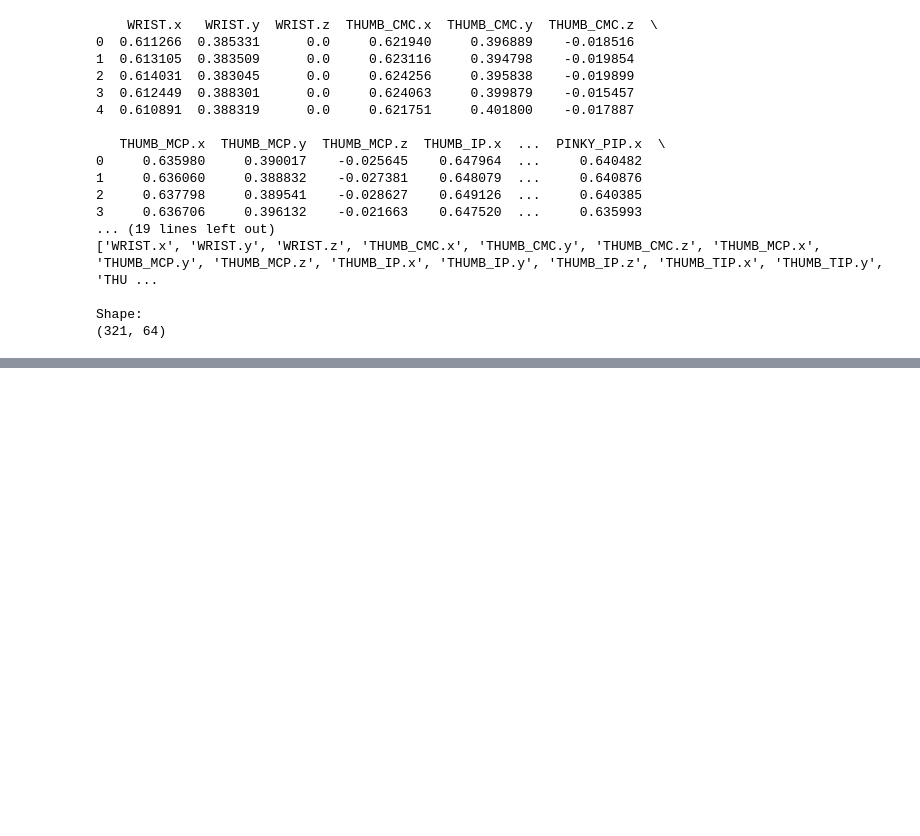
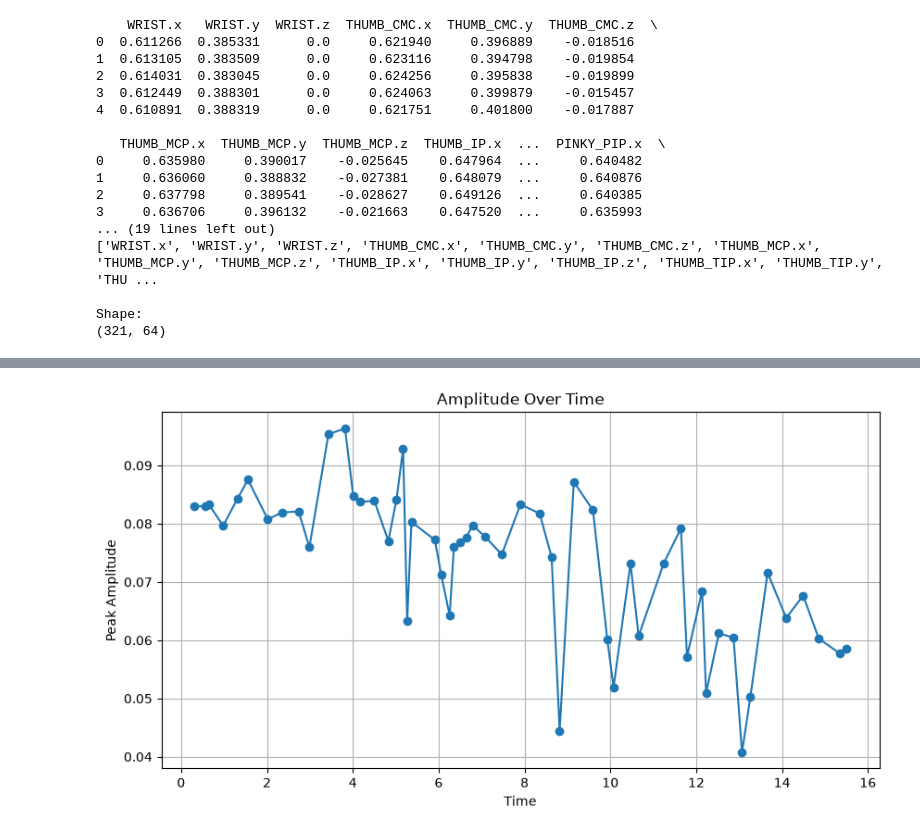
Before and after one commit to Aashi8810/Finger-Tapping-model-building-, a Jupyter notebook: EDA.ipynb, the cells around one changed output, grey strips where cells are left out. Saved outputs shown, nothing was run; the diff lists cells and outputs as text; code cells hidden in the pictures; blank space fills up the shorter version.

```diff
--- a/EDA.ipynb
+++ b/EDA.ipynb
@@ -250,0 +371,24 @@ Shape:
+# %%
+#Decrementing Amplitude
+peak_times = df["TIME"].iloc[peaks]
+
+peak_amplitudes = df["distance"].iloc[peaks]
+
+plt.figure(figsize=(10,5))
+
+plt.plot(
+    peak_times,
+    peak_amplitudes,
+    marker="o"
+)
+
+plt.xlabel("Time")
+plt.ylabel("Peak Amplitude")
+
+plt.title("Amplitude Over Time")
+
+plt.grid(True)
+
+plt.show()
+# %% [output]
+[figure, added]
```
Also changed, not shown: parts of 6 cells of this notebook.
